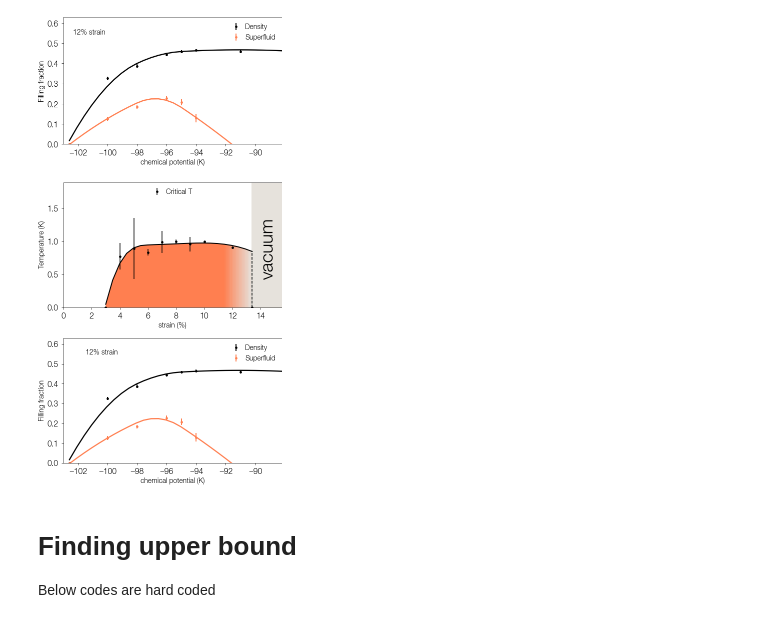
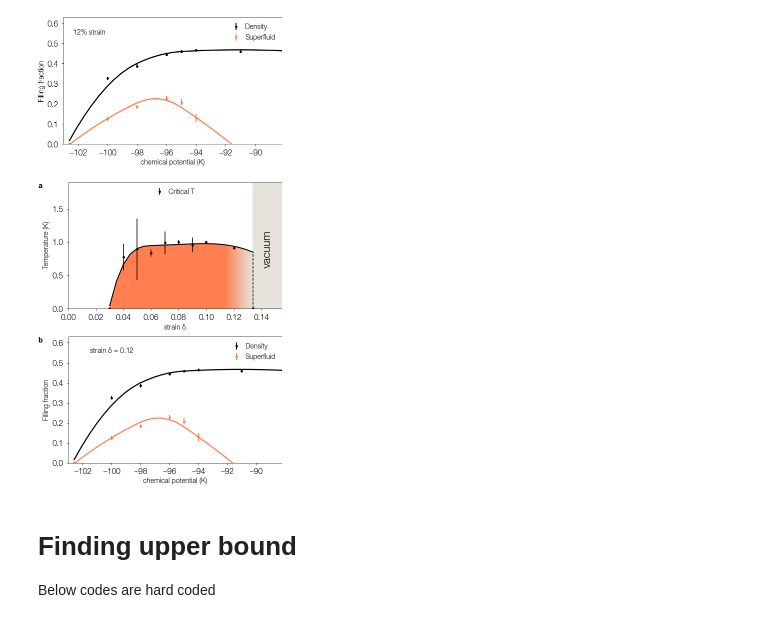
Before and after one commit to DelMaestroGroup/papers-code-Superfluid4HeStrainGraphene, a Jupyter notebook: src/AdsorptionPhaseAnalyzer.ipynb, the cells around one changed output. Cells and saved outputs as stored; diff of their text form; code cells hidden in the pictures.

```diff
--- a/src/AdsorptionPhaseAnalyzer.ipynb
+++ b/src/AdsorptionPhaseAnalyzer.ipynb
@@ -495,32 +513,35 @@ warmgrey = [230, 226, 220] #e6e2dc
 mycmaplist = mygradient(coral, warmgrey, ratio = 0.2)
 mycmap = mcolors.ListedColormap(mycmaplist)
 
+cut_x_new = np.array(cut_x[:-1]+[13.4,])/100
+cut_y_new = np.array(cut_y[:-1]+[0,])
+
 plt.style.reload_library()
 with plt.style.context(plot_style['sans']):
     fig3 = plt.figure('fig3', constrained_layout=True) # figsize = [4,3]
     dgutils.fonts.set_custom_font(font_path)
 
-    sfregime = plt.fill_between(new_x3, f_Tc(new_x3), color='none')
+    sfregime = plt.fill_between(new_x3/100, f_Tc(new_x3), color='none')
 
     verts = np.vstack([p.vertices for p in sfregime.get_paths()])
     gradient = plt.imshow(np.linspace(0, 1, 256).reshape(1, -1), cmap=mycmap, aspect='auto',
                           extent=[verts[:, 0].min(), verts[:, 0].max(), verts[:, 1].min(), verts[:, 1].max()])
     gradient.set_clip_path(sfregime.get_paths()[0], transform=plt.gca().transData)
 
-    plt.fill_between([13.4,15.5], [2,2], color=mycmaplist[-1])
-    pline = plt.plot(new_x3, f_Tc(new_x3), 'k-', linewidth=1.0, )
-    plt.errorbar(cut_x[:-1]+[13.4,], cut_y[:-1]+[0,],
+    plt.fill_between([13.4/100,15.5/100], [2,2], color=mycmaplist[-1])
+    pline = plt.plot(new_x3/100, f_Tc(new_x3), 'k-', linewidth=1.0, )
+    plt.errorbar(cut_x_new, cut_y_new,
                  ms = 4, mfc = 'k',
                  yerr = cut_y_dev[:-1]+[0,], fmt='.', color = 'k', label = 'Critical T')
 
-    plt.xlabel('strain (%)', ) #fontsize=14
+    plt.xlabel('strain '+r'$\delta$', ) #fontsize=14
     plt.ylabel('Temperature (K)', ) #fontsize=14
-    plt.xlim(0,15.5)
+    plt.xlim(0,15.5/100)
     plt.ylim(0, 1.9)
 #     plt.xticks(fontsize=10)
 #     plt.yticks(fontsize=10)
     plt.legend(loc = 'upper center', ) #fontsize = 12
-    plt.vlines(13.4, 0, f_Tc(13.4), linestyles ="dashed", colors ="k")
+    plt.vlines(13.4/100, 0, f_Tc(13.4), linestyles ="dashed", colors ="k")
     fig3.text(0.88, 0.39, 'vacuum', fontsize=20, color='k', rotation = 90)
 #     plt.tight_layout()
     plt.show()
@@ -651,59 +672,62 @@ with plt.style.context(plot_style['sans']):
     fig_stack = plt.figure(constrained_layout=True , figsize = (3.4646, 2.14122*2)) # figsize = [4,3] or 3.4646, 2.14122
     ax_dict = fig_stack.subplot_mosaic(mosaic)
     dgutils.fonts.set_custom_font(font_path)
+    font_props = dgutils.fonts.get_custom_font_props(bold_font_path)
 
     ax1 = ax_dict["A"]
 
-    sfregime = ax1.fill_between(new_x3, f_Tc(new_x3), color='none')
+    sfregime = ax1.fill_between(new_x3/100, f_Tc(new_x3), color='none')
 
     verts = np.vstack([p.vertices for p in sfregime.get_paths()])
     gradient = ax1.imshow(np.linspace(0, 1, 256).reshape(1, -1), cmap=mycmap, aspect='auto',
                           extent=[verts[:, 0].min(), verts[:, 0].max(), verts[:, 1].min(), verts[:, 1].max()])
     gradient.set_clip_path(sfregime.get_paths()[0], transform=ax1.transData)
 
-    ax1.fill_between([13.4,15.5], [2,2], color=mycmaplist[-1])
-    pline = ax1.plot(new_x3, f_Tc(new_x3), 'k-', linewidth=1.0, )
-    ax1.errorbar(cut_x[:-1]+[13.4,], cut_y[:-1]+[0,],
+    ax1.fill_between([13.4/100,15.5/100], [2,2], color=mycmaplist[-1])
+    pline = ax1.plot(new_x3/100, f_Tc(new_x3), 'k-', linewidth=1.0, )
+    ax1.errorbar(cut_x_new, cut_y_new,
                  ms = 4, mfc = 'k',
                  yerr = cut_y_dev[:-1]+[0,], fmt='.', color = 'k', label = 'Critical T')
 
-    ax1.set_xlabel('strain (%)', ) #fontsize=14
+    ax1.set_xlabel('strain '+r'$\delta$', ) #fontsize=14
     ax1.set_ylabel('Temperature (K)', ) #fontsize=14
-    ax1.set_xlim(0,15.5)
+    ax1.set_xlim(0,15.5/100)
     ax1.set_ylim(0, 1.9)
 #     plt.xticks(fontsize=10)
 #     plt.yticks(fontsize=10)
     ax1.legend(loc = 'upper center', ) #fontsize = 12
-    ax1.vlines(13.4, 0, f_Tc(13.4), linestyles ="dashed", colors ="k")
-    ax1.text(0.9, 0.25, 'vacuum',transform=ax1.transAxes, fontsize=18, color='k', rotation = 90)
+    ax1.vlines(13.4/100, 0, f_Tc(13.4), linestyles ="dashed", colors ="k")
+    ax1.text(0.908, 0.34, 'vacuum',transform=ax1.transAxes, fontsize=11, color='k', rotation = 90,)
+    ax1.text(-0.14,1.0,'a', ha='left',va='top', transform=ax1.transAxes, fontproperties=font_props)
 
     ###########################################
     ax2 = ax_dict["B"]
 
     ax2.set_xlim(-103, -88.2)
     ax2.set_ylim(0, 0.63)
 
     ax2.plot(new_mus, f_fc(new_mus), 'k-', linewidth=1.2)
     ax2.plot(new_mus, f_sfc(new_mus), '-', color = 'coral', linewidth=1.2)
 
     # plt.scatter(np.array(mus), np.array(fr), s=50, marker='o', color = 'k', facecolors='none', label = 'Density')
     ax2.errorbar(np.array(mus), np.array(fr), yerr = np.array(frerr),
                 fmt='.',ms = 4, elinewidth=1, label='Density', color='k')
     ax2.errorbar(np.array(mus), np.array(sfr), yerr = np.array(sfrerr),
                 fmt='.',ms = 4, elinewidth=1, label='Superfluid', color='coral')
 
     ax2.set_xlabel('chemical potential (K)',) # fontsize=14
     ax2.set_ylabel('Filling fraction',) # fontsize=14
     ax2.legend()
 
-    ax2.text(0.1, 0.87, '12% strain',transform=ax2.transAxes, color='black') #  fontsize=12
+    ax2.text(0.1, 0.87, r'strain $\delta$ = 0.12',transform=ax2.transAxes, color='black') #  fontsize=12
+    ax2.text(-0.14,1.0,'b', ha='left',va='top', transform=ax2.transAxes, fontproperties=font_props)
 
 #     plt.tight_layout()
     plt.show()
 
     fig_stack.savefig('../figures/fig4.pdf')
 # %% [output]
-[figure, old version]
+[figure, new version]
 # %% [markdown]
 # Finding upper bound
 Below codes are hard coded
```
Also changed, not shown: parts of 6 cells of this notebook, 6 other files.
